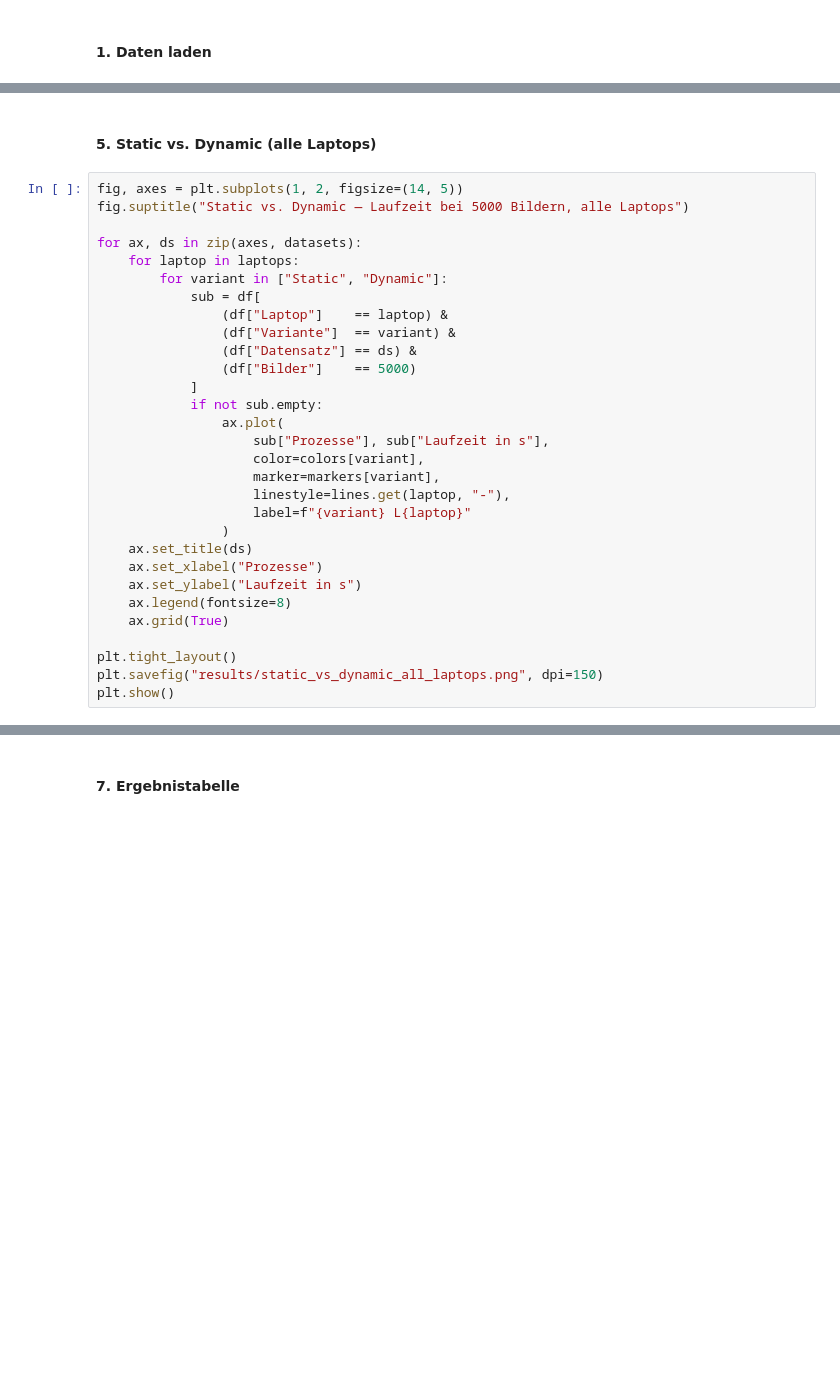
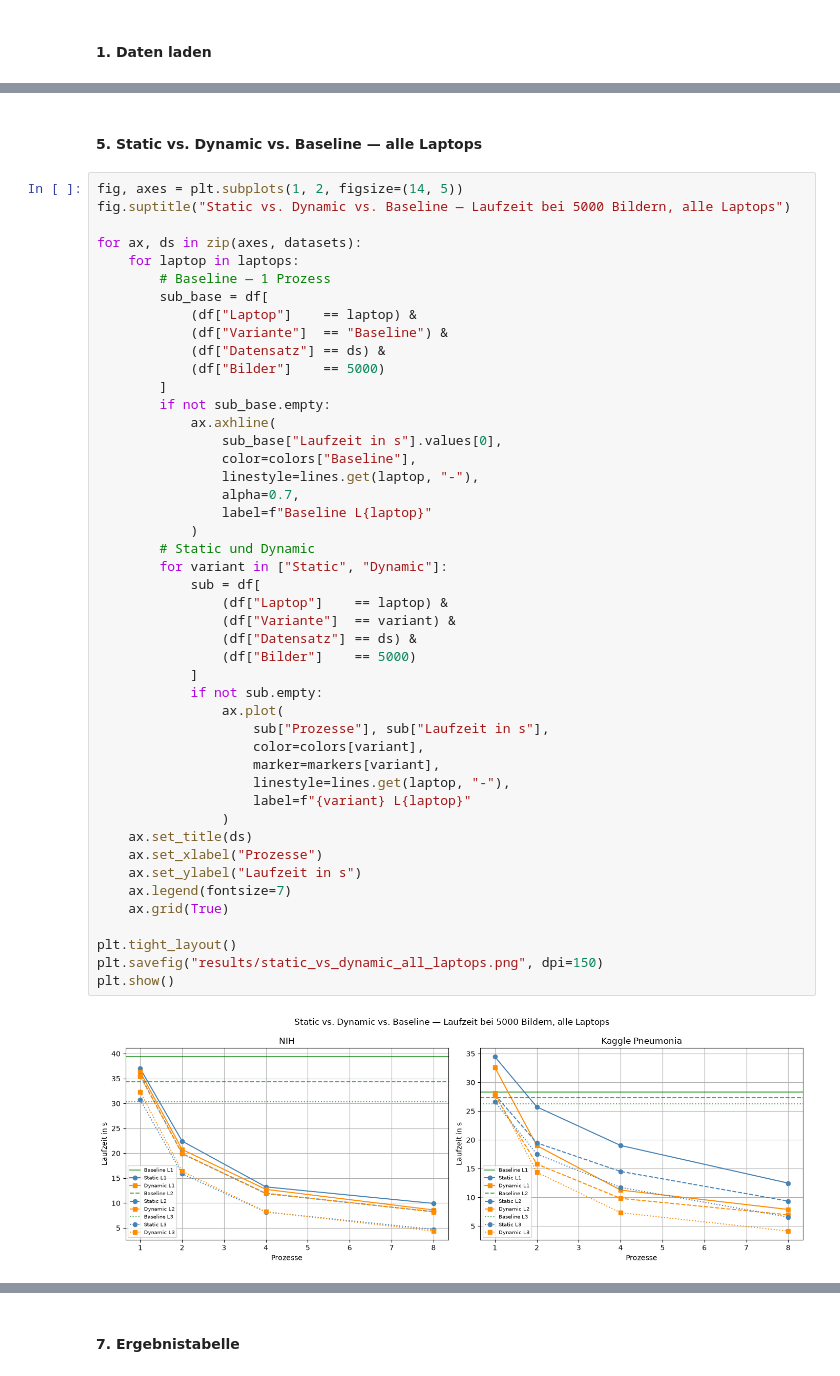
Before and after one commit to MaximSchmidt/Medizinische-Bildverarbeitung, a Jupyter notebook: Multiprocessing/benchmark_auswertung.ipynb, the cells around one changed output, grey strips where cells are left out. Drawn from its saved outputs; the diff is of its cells as text; blank space fills up the shorter version.

```diff
--- a/Multiprocessing/benchmark_auswertung.ipynb
+++ b/Multiprocessing/benchmark_auswertung.ipynb
@@ -136,33 +174,51 @@ plt.show()
 # %% [markdown]
-#### 5. Static vs. Dynamic (alle Laptops)
+#### 5. Static vs. Dynamic vs. Baseline — alle Laptops
 # %%
 fig, axes = plt.subplots(1, 2, figsize=(14, 5))
-fig.suptitle("Static vs. Dynamic — Laufzeit bei 5000 Bildern, alle Laptops")
+fig.suptitle("Static vs. Dynamic vs. Baseline — Laufzeit bei 5000 Bildern, alle Laptops")
 
 for ax, ds in zip(axes, datasets):
     for laptop in laptops:
+        # Baseline — 1 Prozess
+        sub_base = df[
+            (df["Laptop"]    == laptop) &
+            (df["Variante"]  == "Baseline") &
+            (df["Datensatz"] == ds) &
+            (df["Bilder"]    == 5000)
+        ]
+        if not sub_base.empty:
+            ax.axhline(
+                sub_base["Laufzeit in s"].values[0],
+                color=colors["Baseline"],
+                linestyle=lines.get(laptop, "-"),
+                alpha=0.7,
+                label=f"Baseline L{laptop}"
+            )
+        # Static und Dynamic
         for variant in ["Static", "Dynamic"]:
             sub = df[
                 (df["Laptop"]    == laptop) &
                 (df["Variante"]  == variant) &
                 (df["Datensatz"] == ds) &
                 (df["Bilder"]    == 5000)
             ]
             if not sub.empty:
                 ax.plot(
                     sub["Prozesse"], sub["Laufzeit in s"],
                     color=colors[variant],
                     marker=markers[variant],
                     linestyle=lines.get(laptop, "-"),
                     label=f"{variant} L{laptop}"
                 )
     ax.set_title(ds)
     ax.set_xlabel("Prozesse")
     ax.set_ylabel("Laufzeit in s")
-    ax.legend(fontsize=8)
+    ax.legend(fontsize=7)
     ax.grid(True)
 
 plt.tight_layout()
 plt.savefig("results/static_vs_dynamic_all_laptops.png", dpi=150)
 plt.show()
+# %% [output]
+[figure, added]
 # %% [markdown]
```
Also changed, not shown: parts of 12 cells of this notebook, 8 other files.
